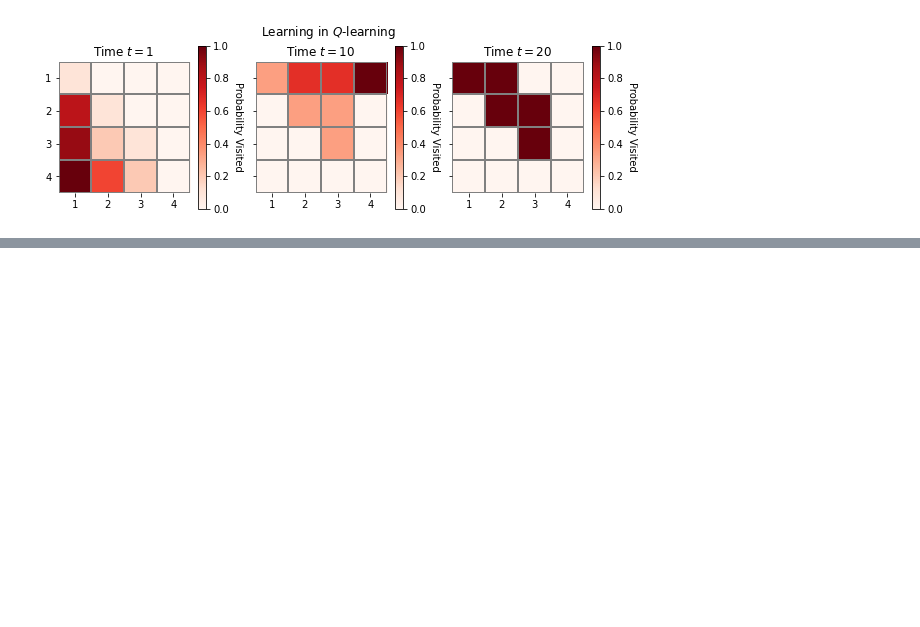
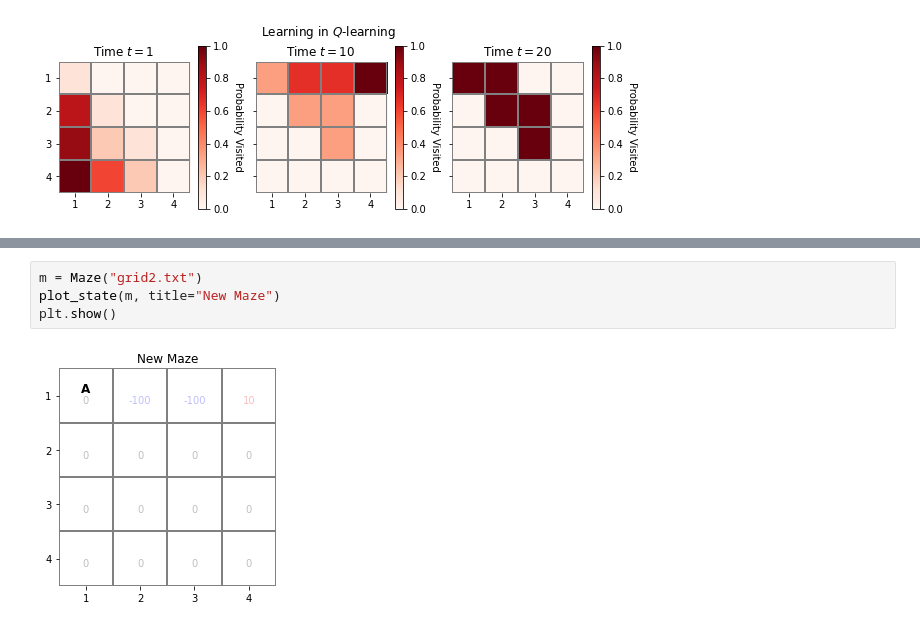
Before and after one commit to TheRealDrDre/CompCogNeuro, a Jupyter notebook: RL/RL2_actions.ipynb, the cells around one changed output, grey strips where cells are left out. Cells and saved outputs as stored; diff of their text form; blank space fills up the shorter version.

```diff
--- a/RL/RL2_actions.ipynb
+++ b/RL/RL2_actions.ipynb
@@ -642,3 +644,9 @@ plt.savefig("figures/q_learning_learning.png")
+# %%
+m = Maze("grid2.txt")
+plot_state(m, title="New Maze")
+plt.show()
+# %% [output]
+[figure, added]
 # %%
 m = Maze("grid2.txt")
 a1 = QAgent(epsilon = 0.1, method = "Q-learning")
```
Also changed, not shown: parts of 5 cells of this notebook, 6 other files.
